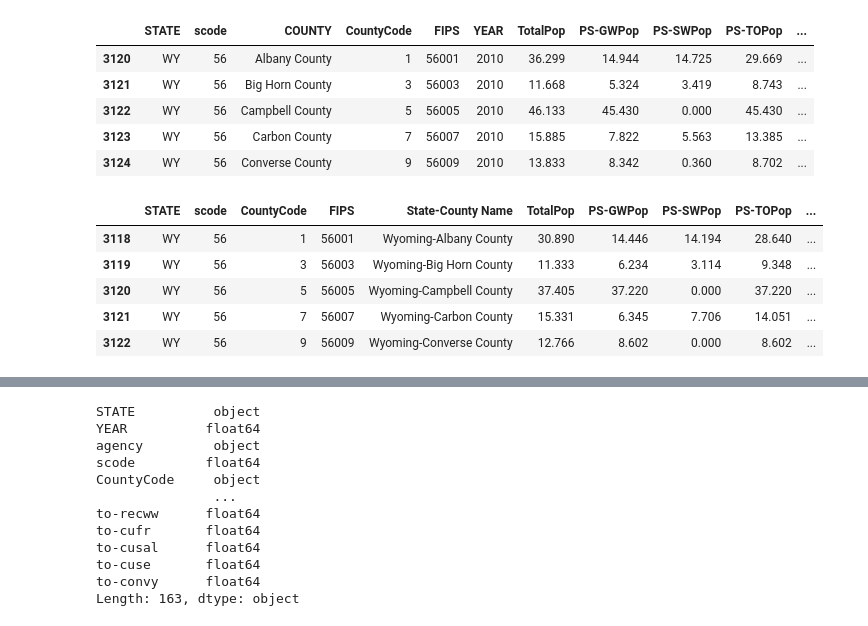
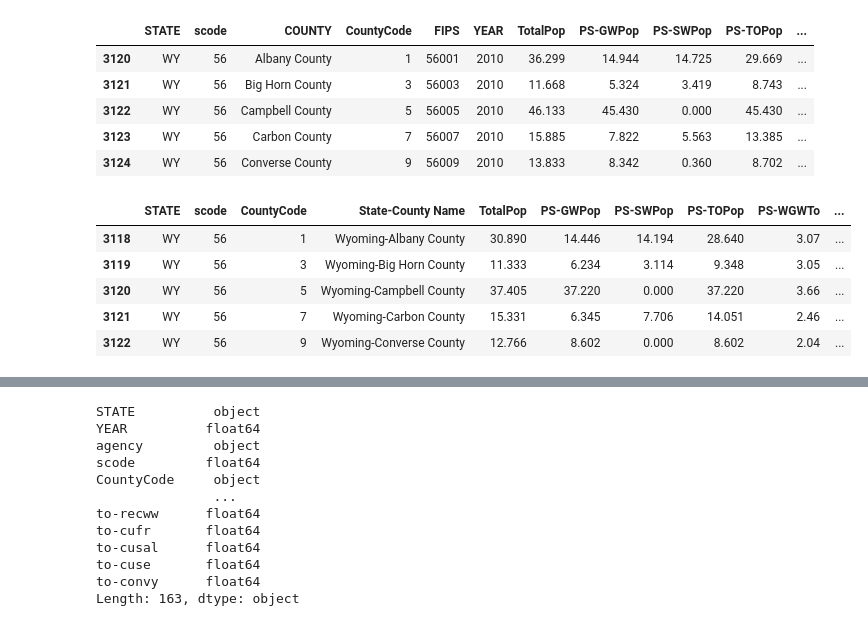
Before and after one commit to alfrescas/drought_predictions, a Jupyter notebook: USGS_WaterData.ipynb, the cells around one changed output, grey strips where cells are left out. Cells and saved outputs as stored; diff of their text form; code cells hidden in the pictures.

```diff
--- a/USGS_WaterData.ipynb
+++ b/USGS_WaterData.ipynb
@@ -170,26 +253,68 @@ test_2010.head()
 # %%
 #2005 sort by state
 test_2005 = pd.DataFrame()
 
-State_val = ['WY', 'UT', 'NM', 'CO']
+State_val = ['WY', 'UT', 'NM', 'CO','AZ', 'CA', 'NV']
 
 for val in State_val:
     test_2005=test_2005.append(DF_2005.loc[DF_2005['STATE'] == (val)])
 
 #2005 rename statefips/countyfips/total population
 test_2005.rename(columns = {'STATEFIPS': 'scode', 'COUNTYFIPS':'CountyCode', 'TP-TotPop':'TotalPop'}, inplace = True)
 
 #add YEAR column to df
 test_2005 = test_2005.assign(YEAR = '2005')
 
+#Drop columns
+test_2005 = test_2005.drop(columns = ['FIPS',
+     'PS-WGWFr',
+     'PS-WGWSa',
+     'PS-WSWFr',
+     'PS-WSWSa',
+     'IN-WGWFr',
+     'IN-WGWSa',
+     'IN-WSWFr',
+     'IN-WSWSa',
+     'IR-IrSpr',
+     'IR-IrMic',
+     'IR-IrSur',
+     'IC-IrSpr',
+     'IC-IrMic',
+     'IC-IrSur',
+     'IG-IrSpr',
+     'IG-IrMic',
+     'IG-IrSur',
+     'LA-WGWFr',
+     'LA-WSWFr',
+     'MI-WGWFr',
+     'MI-WGWSa',
+     'MI-WSWFr',
+     'MI-WSWSa',
+     'PT-WGWFr',
+     'PT-WGWSa',
+     'PT-WSWFr',
+     'PT-WSWSa',
+     'PO-WGWFr',
+     'PO-WGWSa',
+     'PO-WSWFr',
+     'PO-WSWSa',
+     'PC-WGWFr',
+     'PC-WGWSa',
+     'PC-WSWFr',
+     'PC-WSWSa',
+     'TO-WGWFr',
+     'TO-WGWSa',
+     'TO-WSWFr',
+     'TO-WSWSa'], axis=1)
+
 test_2005.head()
 # %% [output]
-|  | STATE | scode | CountyCode | FIPS | State-County Name | TotalPop | PS-GWPop | PS-SWPop | PS-TOPop | ... |
-| 3118 | WY | 56 | 1 | 56001 | Wyoming-Albany County | 30.890 | 14.446 | 14.194 | 28.640 | ... |
-| 3119 | WY | 56 | 3 | 56003 | Wyoming-Big Horn County | 11.333 | 6.234 | 3.114 | 9.348 | ... |
-| 3120 | WY | 56 | 5 | 56005 | Wyoming-Campbell County | 37.405 | 37.220 | 0.000 | 37.220 | ... |
-| 3121 | WY | 56 | 7 | 56007 | Wyoming-Carbon County | 15.331 | 6.345 | 7.706 | 14.051 | ... |
-| 3122 | WY | 56 | 9 | 56009 | Wyoming-Converse County | 12.766 | 8.602 | 0.000 | 8.602 | ... |
+|  | STATE | scode | CountyCode | State-County Name | TotalPop | PS-GWPop | PS-SWPop | PS-TOPop | PS-WGWTo | ... |
+| 3118 | WY | 56 | 1 | Wyoming-Albany County | 30.890 | 14.446 | 14.194 | 28.640 | 3.07 | ... |
+| 3119 | WY | 56 | 3 | Wyoming-Big Horn County | 11.333 | 6.234 | 3.114 | 9.348 | 3.05 | ... |
+| 3120 | WY | 56 | 5 | Wyoming-Campbell County | 37.405 | 37.220 | 0.000 | 37.220 | 3.66 | ... |
+| 3121 | WY | 56 | 7 | Wyoming-Carbon County | 15.331 | 6.345 | 7.706 | 14.051 | 2.46 | ... |
+| 3122 | WY | 56 | 9 | Wyoming-Converse County | 12.766 | 8.602 | 0.000 | 8.602 | 2.04 | ... |
 # %%
 #2000 sort by state
 test_2000 = pd.DataFrame()
```
Also changed, not shown: parts of 8 cells of this notebook.
